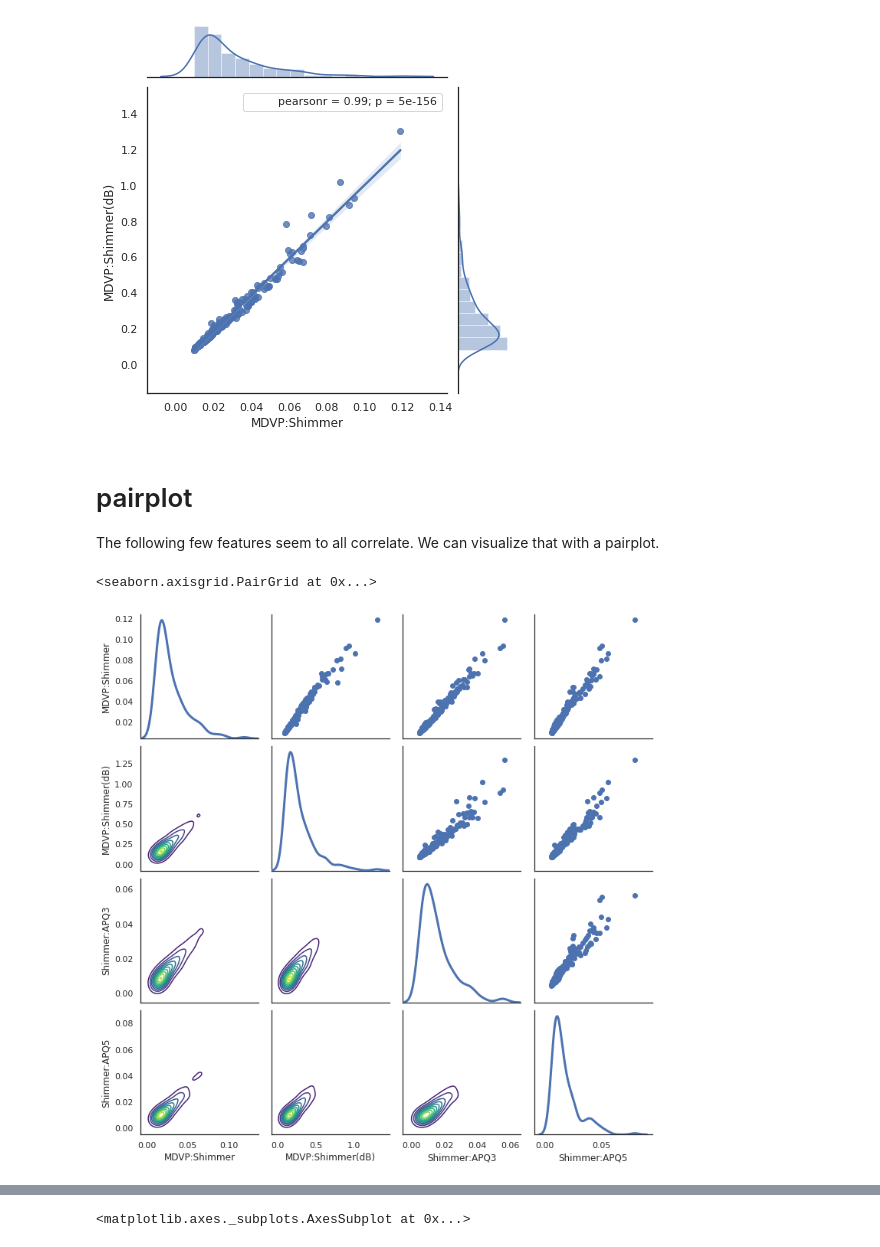
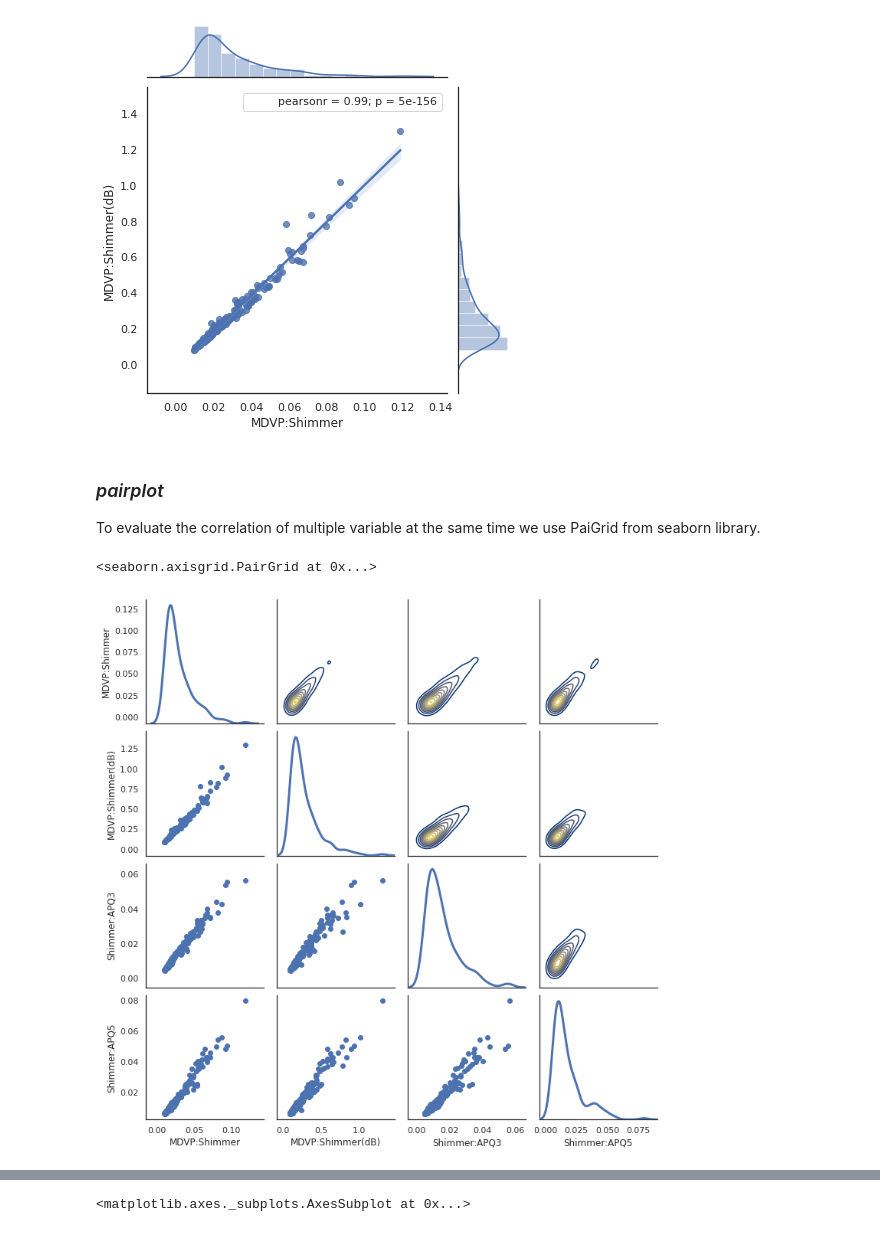
Before and after one commit to skhabiri/DS-Unit-1-Build, a Jupyter notebook: build1.ipynb, the cells around one changed output, grey strips where cells are left out. Saved outputs shown, nothing was run; the diff lists cells and outputs as text; code cells hidden in the pictures.

```diff
--- a/build1.ipynb
+++ b/build1.ipynb
@@ -235,22 +224,22 @@ plot_join_plot(X, 'MDVP:Shimmer', 'MDVP:Shimmer(dB)')
 # %% [output]
 [figure]
-# %% [markdown]
-# pairplot
-The following few features seem to all correlate. We can visualize that with a pairplot.
+# %% [markdown]
+### *pairplot*
+To evaluate the correlation of multiple variable at the same time we use PaiGrid from seaborn library.
 # %%
 sns.set(style="white")
 df1 = X.loc[:,['MDVP:Shimmer','MDVP:Shimmer(dB)','Shimmer:APQ3','Shimmer:APQ5']]
 pp = sns.PairGrid(df1, diag_sharey=False)
 # pp = sns.PairGrid(df1)
 
 # fig = pp.fig
 # fig.subplots_adjust(top=0.93, wspace=0.3)
 # t = fig.suptitle('corrolated features', fontsize=14)
 # plt.show()
-pp.map_lower(sns.kdeplot, cmap="viridis")
-pp.map_upper(plt.scatter)
+pp.map_upper(sns.kdeplot, cmap="cividis")
+pp.map_lower(plt.scatter)
 pp.map_diag(sns.kdeplot, lw=3)
 # %% [output]
 <seaborn.axisgrid.PairGrid at 0x...>
-[figure, old version]
+[figure, new version]
 # %% [markdown]
```
Also changed, not shown: parts of 76 cells of this notebook.
